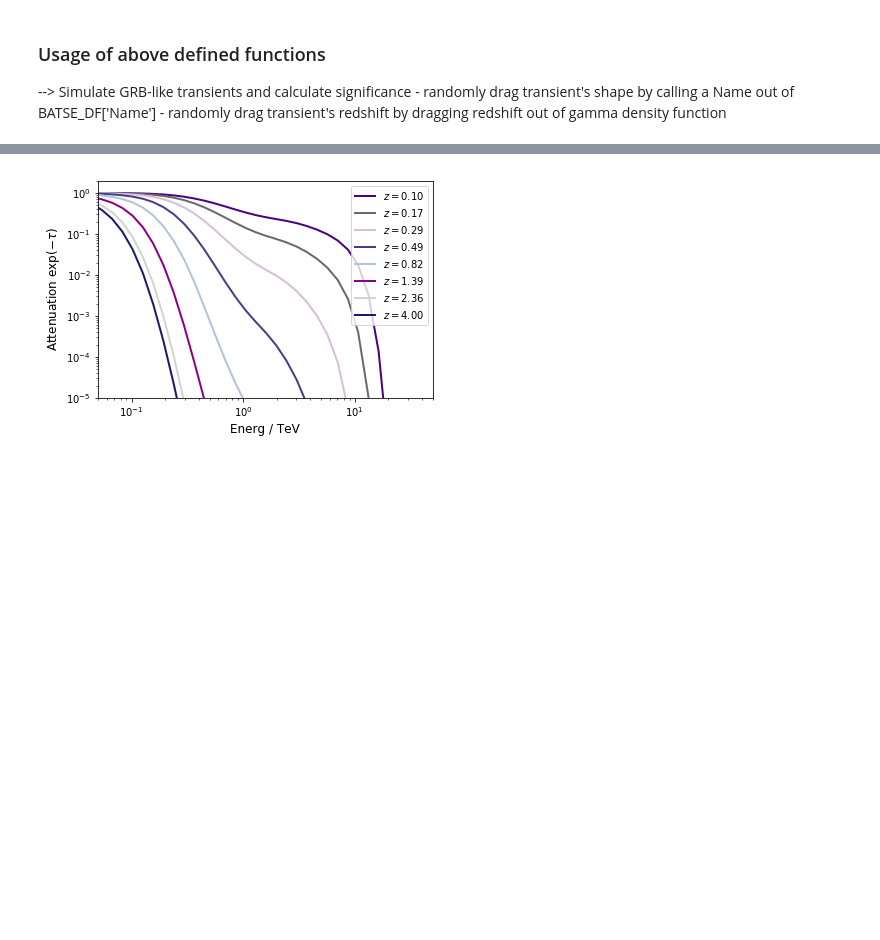
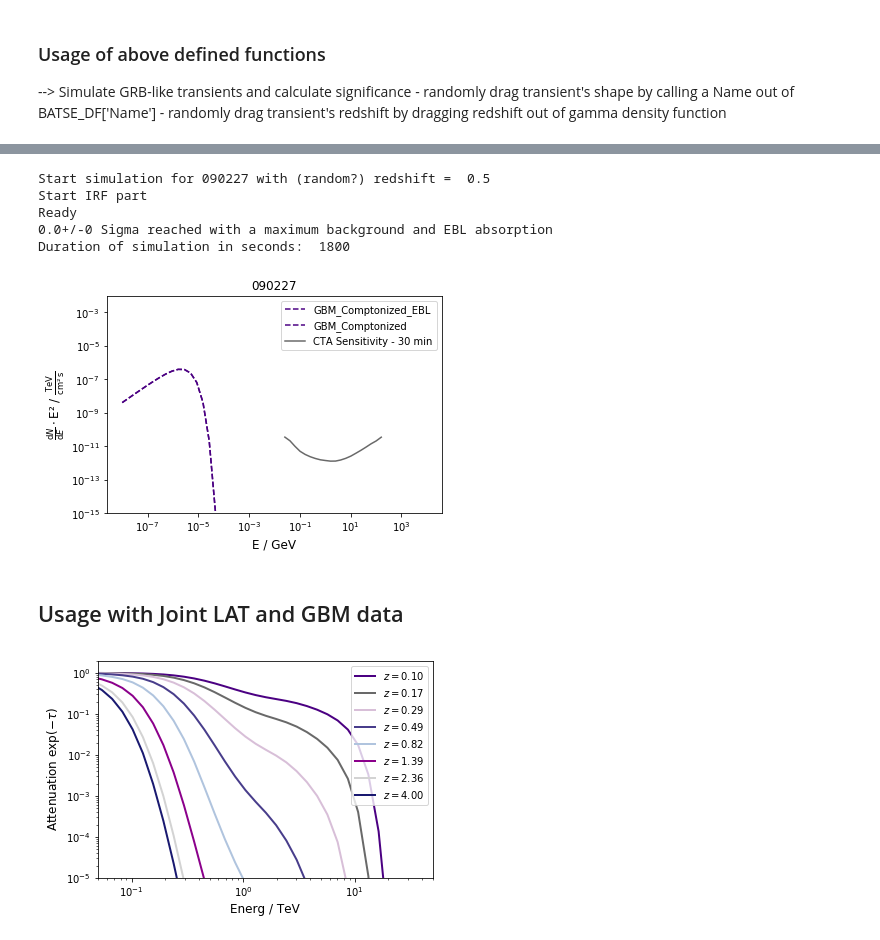
Before and after one commit to JanaMo/Project_Master, a Jupyter notebook: Realistic_Expectations.ipynb, the cells around one changed output, grey strips where cells are left out. Saved outputs shown, nothing was run; the diff lists cells and outputs as text; code cells hidden in the pictures; blank space fills up the shorter version.

```diff
--- a/Realistic_Expectations.ipynb
+++ b/Realistic_Expectations.ipynb
@@ -392,3 +497,15 @@ Duration of simulation in seconds:  1800
+# %%
+Sigma = simulate_GBM_detection('/home/jana/Schreibtisch/Projekt Master/caldb/data/cta/prod3b/bcf/South_z20_average_30m/irf_file.fits',
+               DF,'090227',0.5,1800)
+# %% [output]
+Start simulation for 090227 with (random?) redshift =  0.5
+Start IRF part
+Ready
+0.0+/-0 Sigma reached with a maximum background and EBL absorption
+Duration of simulation in seconds:  1800
+[figure, added]
+# %% [markdown]
+## Usage with Joint LAT and GBM data
 # %%
 ## New EBL method
 colors = np.array(['indigo', 'dimgray','thistle','darkslateblue','lightsteelblue',
```
Also changed, not shown: parts of 9 cells of this notebook, 8 other files.
